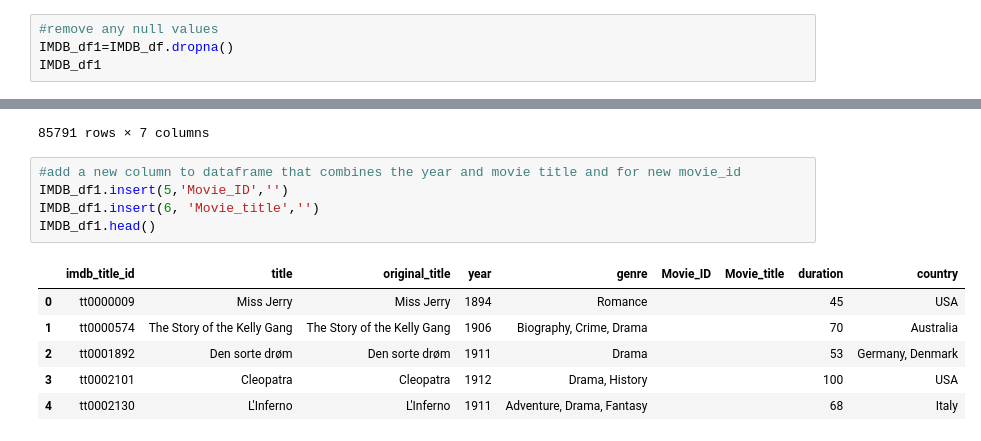
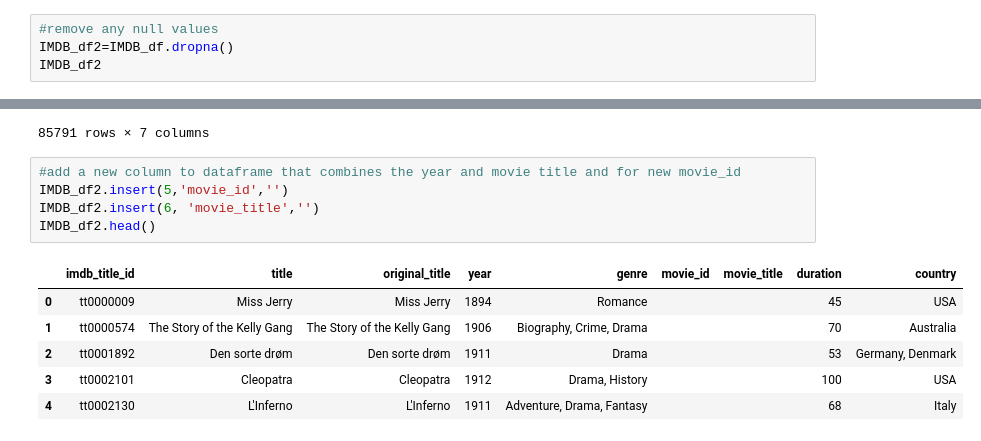
Before and after one commit to corriethomas/ETL-project, a Jupyter notebook: gregb/CleanIMBD_Data.ipynb, the cells around one changed output, grey strips where cells are left out. Drawn from its saved outputs; the diff is of its cells as text.

```diff
--- a/gregb/CleanIMBD_Data.ipynb
+++ b/gregb/CleanIMBD_Data.ipynb
@@ -38,8 +44,8 @@ IMDB_df
 85855 rows × 7 columns
 # %%
 #remove any null values
-IMDB_df1=IMDB_df.dropna()
-IMDB_df1
+IMDB_df2=IMDB_df.dropna()
+IMDB_df2
 # %% [output]
 |  | imdb_title_id | title | original_title | year | genre | duration | country |
 | 0 | tt0000009 | Miss Jerry | Miss Jerry | 1894 | Romance | 45 | USA |
@@ -56,11 +62,11 @@ IMDB_df1
 85791 rows × 7 columns
 # %%
 #add a new column to dataframe that combines the year and movie title and for new movie_id
-IMDB_df1.insert(5,'Movie_ID','')
-IMDB_df1.insert(6, 'Movie_title','')
-IMDB_df1.head()
+IMDB_df2.insert(5,'movie_id','')
+IMDB_df2.insert(6, 'movie_title','')
+IMDB_df2.head()
 # %% [output]
-|  | imdb_title_id | title | original_title | year | genre | Movie_ID | Movie_title | duration | country |
+|  | imdb_title_id | title | original_title | year | genre | movie_id | movie_title | duration | country |
 | 0 | tt0000009 | Miss Jerry | Miss Jerry | 1894 | Romance |  |  | 45 | USA |
 | 1 | tt0000574 | The Story of the Kelly Gang | The Story of the Kelly Gang | 1906 | Biography, Crime, Drama |  |  | 70 | Australia |
 | 2 | tt0001892 | Den sorte drøm | Den sorte drøm | 1911 | Drama |  |  | 53 | Germany, Denmark |
```
Also changed, not shown: parts of 9 cells of this notebook, 2 other files.
